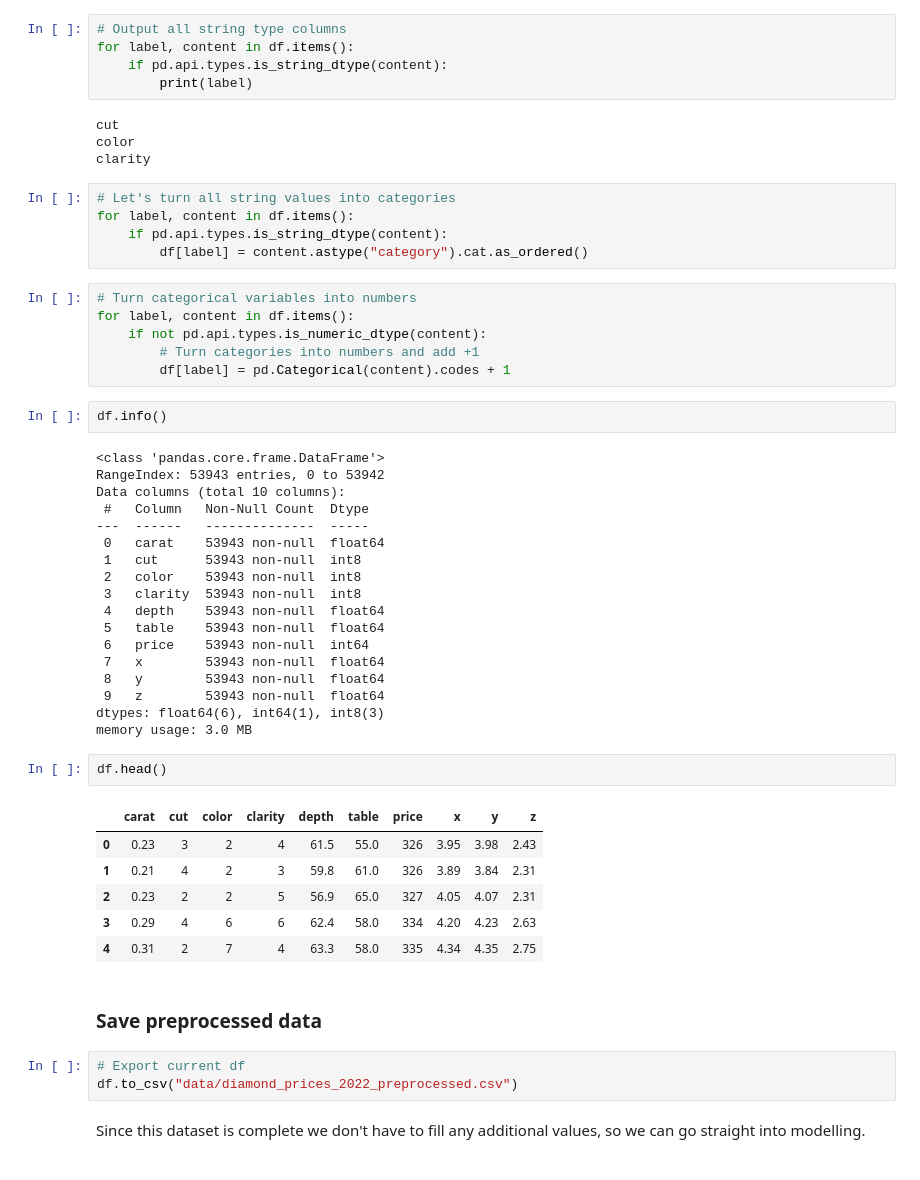
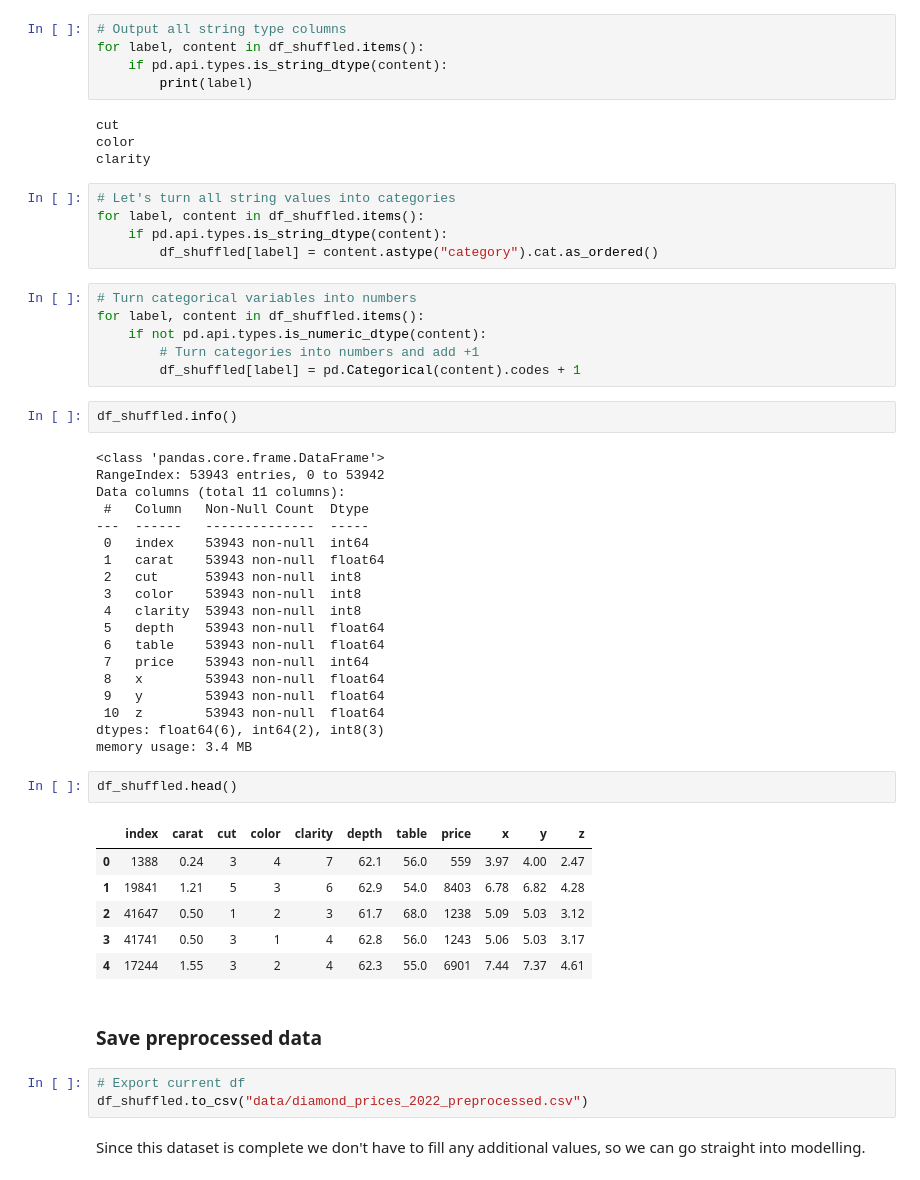
Before and after one commit to pformela/ml-python-diamond-prices, a Jupyter notebook: diamond-price-regression.ipynb, the cells around one changed output. Cells and saved outputs as stored; diff of their text form.

```diff
--- a/diamond-price-regression.ipynb
+++ b/diamond-price-regression.ipynb
@@ -238,7 +241,7 @@ Index(['carat', 'cut', 'color', 'clarity', 'depth', 'table', 'price', 'x', 'y',
       dtype='object')
 # %%
 # Output all string type columns
-for label, content in df.items():
+for label, content in df_shuffled.items():
     if pd.api.types.is_string_dtype(content):
         print(label)
 # %% [output]
@@ -247,49 +250,50 @@ color
 clarity
 # %%
 # Let's turn all string values into categories
-for label, content in df.items():
+for label, content in df_shuffled.items():
     if pd.api.types.is_string_dtype(content):
-        df[label] = content.astype("category").cat.as_ordered()
+        df_shuffled[label] = content.astype("category").cat.as_ordered()
 # %%
 # Turn categorical variables into numbers
-for label, content in df.items():
+for label, content in df_shuffled.items():
     if not pd.api.types.is_numeric_dtype(content):
         # Turn categories into numbers and add +1
-        df[label] = pd.Categorical(content).codes + 1
+        df_shuffled[label] = pd.Categorical(content).codes + 1
 # %%
-df.info()
+df_shuffled.info()
 # %% [output]
 <class 'pandas.core.frame.DataFrame'>
 RangeIndex: 53943 entries, 0 to 53942
-Data columns (total 10 columns):
+Data columns (total 11 columns):
  #   Column   Non-Null Count  Dtype
 ---  ------   --------------  -----
- 0   carat    53943 non-null  float64
- 1   cut      53943 non-null  int8
- 2   color    53943 non-null  int8
- 3   clarity  53943 non-null  int8
- 4   depth    53943 non-null  float64
- 5   table    53943 non-null  float64
- 6   price    53943 non-null  int64
- 7   x        53943 non-null  float64
- 8   y        53943 non-null  float64
- 9   z        53943 non-null  float64
-dtypes: float64(6), int64(1), int8(3)
-memory usage: 3.0 MB
+ 0   index    53943 non-null  int64
+ 1   carat    53943 non-null  float64
+ 2   cut      53943 non-null  int8
+ 3   color    53943 non-null  int8
+ 4   clarity  53943 non-null  int8
+ 5   depth    53943 non-null  float64
+ 6   table    53943 non-null  float64
+ 7   price    53943 non-null  int64
+ 8   x        53943 non-null  float64
+ 9   y        53943 non-null  float64
+ 10  z        53943 non-null  float64
+dtypes: float64(6), int64(2), int8(3)
+memory usage: 3.4 MB
 # %%
-df.head()
+df_shuffled.head()
 # %% [output]
-|  | carat | cut | color | clarity | depth | table | price | x | y | z |
-| 0 | 0.23 | 3 | 2 | 4 | 61.5 | 55.0 | 326 | 3.95 | 3.98 | 2.43 |
-| 1 | 0.21 | 4 | 2 | 3 | 59.8 | 61.0 | 326 | 3.89 | 3.84 | 2.31 |
-| 2 | 0.23 | 2 | 2 | 5 | 56.9 | 65.0 | 327 | 4.05 | 4.07 | 2.31 |
-| 3 | 0.29 | 4 | 6 | 6 | 62.4 | 58.0 | 334 | 4.20 | 4.23 | 2.63 |
-| 4 | 0.31 | 2 | 7 | 4 | 63.3 | 58.0 | 335 | 4.34 | 4.35 | 2.75 |
+|  | index | carat | cut | color | clarity | depth | table | price | x | y | z |
+| 0 | 1388 | 0.24 | 3 | 4 | 7 | 62.1 | 56.0 | 559 | 3.97 | 4.00 | 2.47 |
+| 1 | 19841 | 1.21 | 5 | 3 | 6 | 62.9 | 54.0 | 8403 | 6.78 | 6.82 | 4.28 |
+| 2 | 41647 | 0.50 | 1 | 2 | 3 | 61.7 | 68.0 | 1238 | 5.09 | 5.03 | 3.12 |
+| 3 | 41741 | 0.50 | 3 | 1 | 4 | 62.8 | 56.0 | 1243 | 5.06 | 5.03 | 3.17 |
+| 4 | 17244 | 1.55 | 3 | 2 | 4 | 62.3 | 55.0 | 6901 | 7.44 | 7.37 | 4.61 |
 # %% [markdown]
 ### Save preprocessed data
 # %%
 # Export current df
-df.to_csv("data/diamond_prices_2022_preprocessed.csv")
+df_shuffled.to_csv("data/diamond_prices_2022_preprocessed.csv")
 # %% [markdown]
 Since this dataset is complete we don't have to fill any additional values, so we can go straight into modelling.
 # %% [markdown]
```
Also changed, not shown: parts of 26 cells of this notebook, 1 other file.
